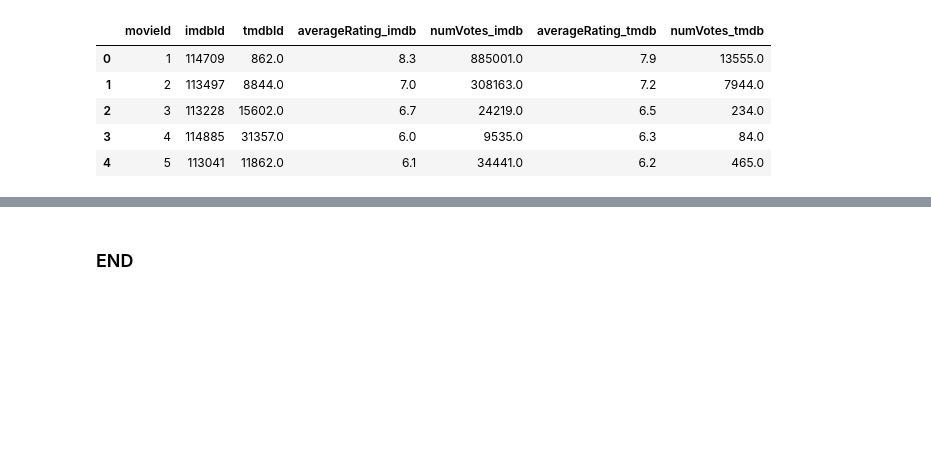
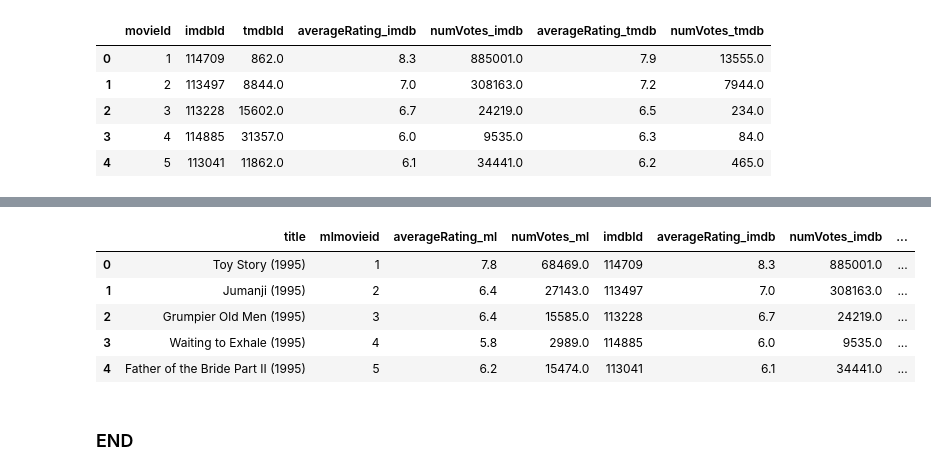
Before and after one commit to naga-pakalapati/movielens, a Jupyter notebook: MovieLens Dataporcessing for Analytics.ipynb, the cells around one changed output, grey strips where cells are left out. Drawn from its saved outputs; the diff is of its cells as text; code cells hidden in the pictures; blank space fills up the shorter version.

```diff
--- a/MovieLens Data Preporcessing.ipynb
+++ b/MovieLens Dataporcessing for Analytics.ipynb
@@ -280,0 +289,10 @@ movies.head()
+# %%
+movies['averageRating_ml'] = movies['averageRating_ml'].apply(lambda x: round(x,1)*2)
+movies.head()
+# %% [output]
+|  | title | mlmovieid | averageRating_ml | numVotes_ml | imdbId | averageRating_imdb | numVotes_imdb | ... |
+| 0 | Toy Story (1995) | 1 | 7.8 | 68469.0 | 114709 | 8.3 | 885001.0 | ... |
+| 1 | Jumanji (1995) | 2 | 6.4 | 27143.0 | 113497 | 7.0 | 308163.0 | ... |
+| 2 | Grumpier Old Men (1995) | 3 | 6.4 | 15585.0 | 113228 | 6.7 | 24219.0 | ... |
+| 3 | Waiting to Exhale (1995) | 4 | 5.8 | 2989.0 | 114885 | 6.0 | 9535.0 | ... |
+| 4 | Father of the Bride Part II (1995) | 5 | 6.2 | 15474.0 | 113041 | 6.1 | 34441.0 | ... |
```
Also changed, not shown: parts of 6 cells of this notebook, 4 other files.
